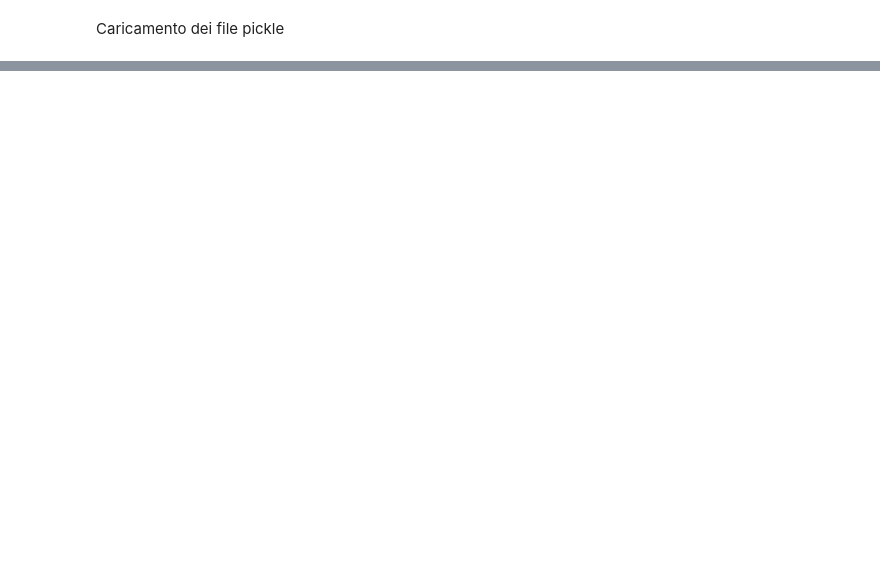
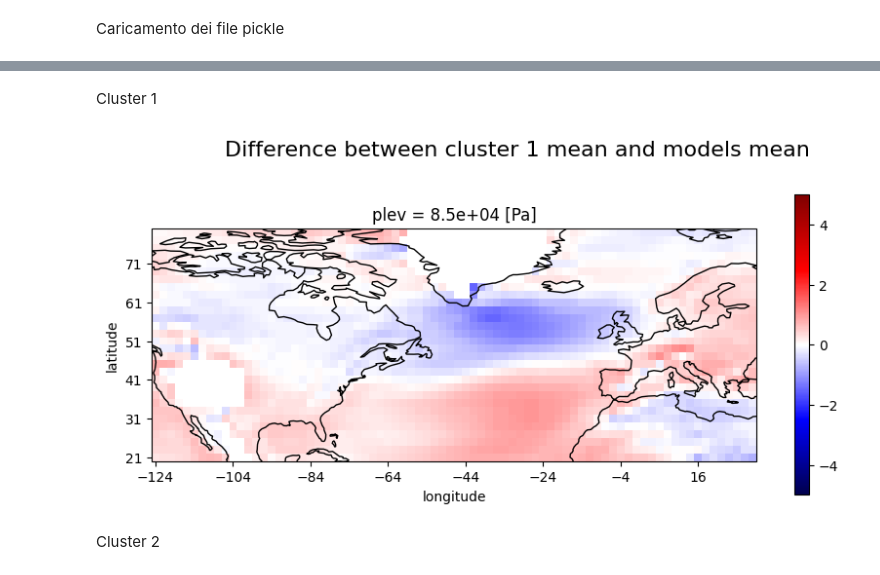
Before and after one commit to sbeltrami/tesi, a Jupyter notebook: bootstrap_results.ipynb, the cells around one changed output, grey strips where cells are left out. Saved outputs shown, nothing was run; the diff lists cells and outputs as text; code cells hidden in the pictures; blank space fills up the shorter version.

```diff
--- a/bootstrap_results.ipynb
+++ b/bootstrap_results.ipynb
@@ -105,0 +131,11 @@ with open('bootstrap.pickle', 'rb') as f: #'rb' = read binary
+# %% [markdown]
+Cluster 1
+# %%
+mean_bias_cluster1 = compute_mean(list_cluster1,models_atmos)
+diff_cluster1 = mean_bias_cluster1 - array_mean_cluster1
+# %%
+plot_bs_diff_cluster(diff_cluster1,'Difference between cluster 1 mean and models mean',-5,5,(10,4))
+# %% [output]
+[figure, added]
+# %% [markdown]
+Cluster 2
```
Also changed, not shown: parts of 14 cells of this notebook, 1 other file.
